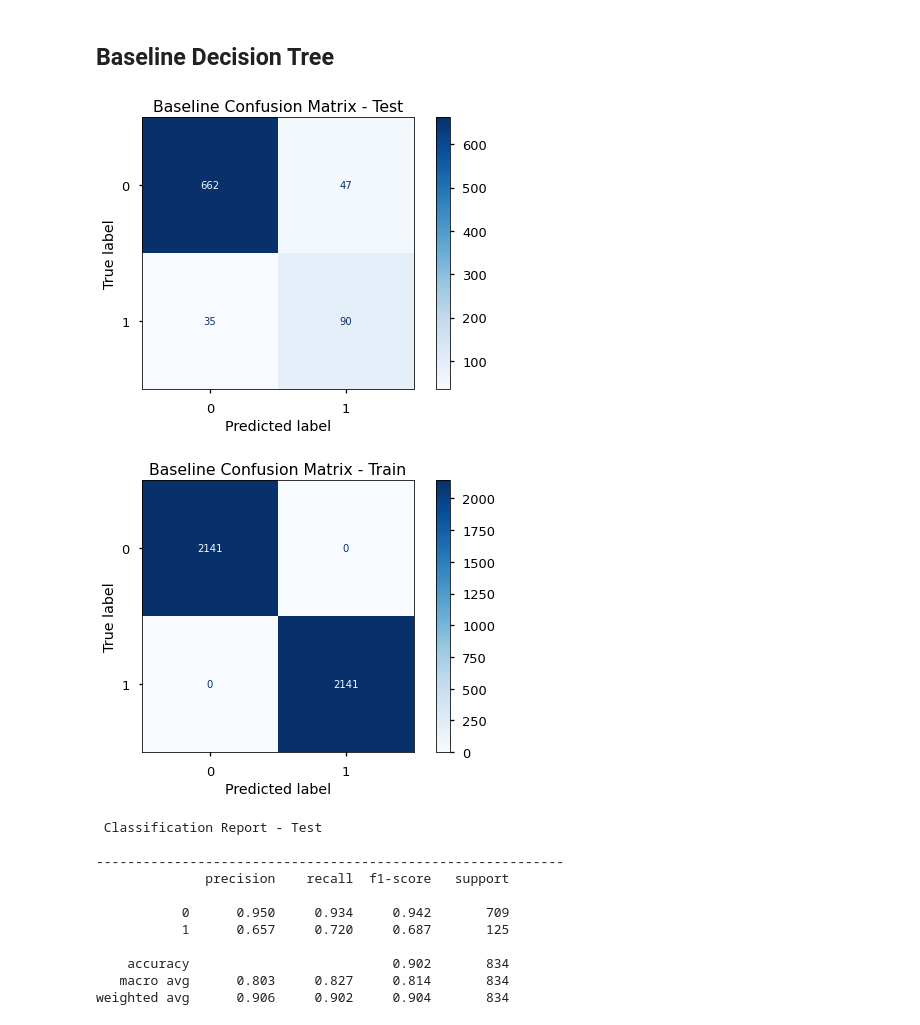
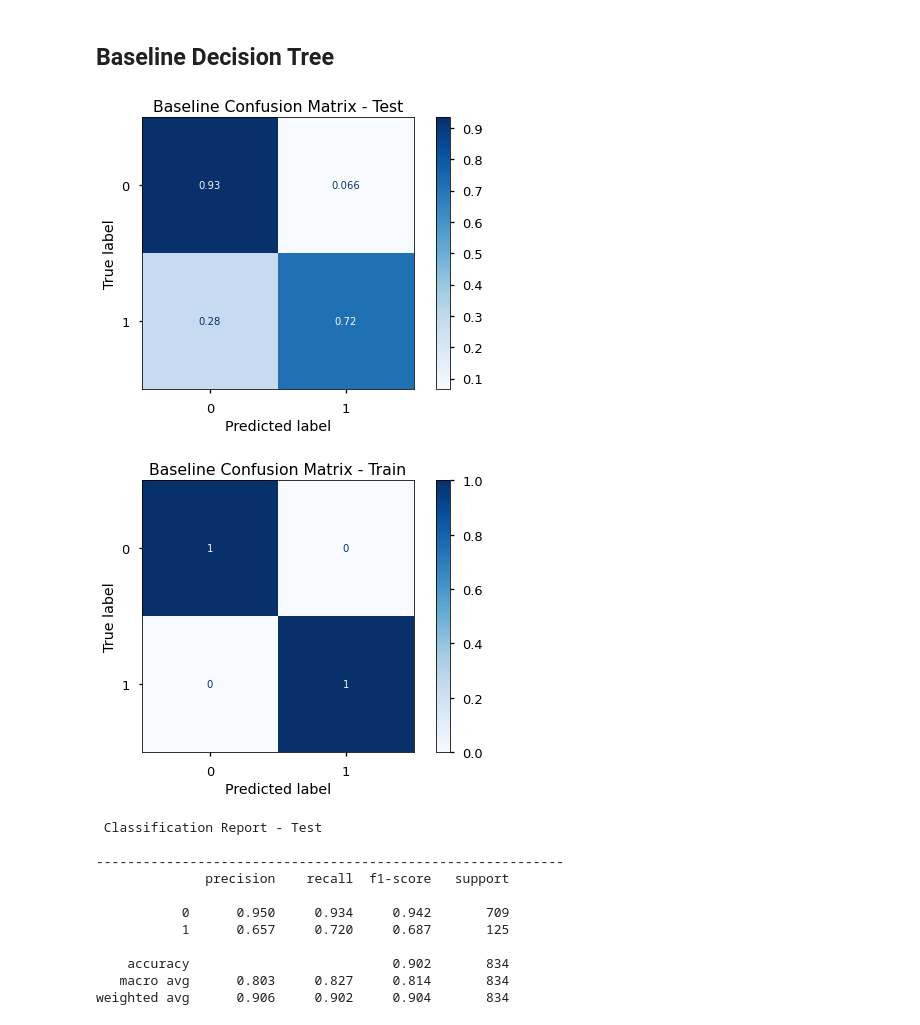
Before and after one commit to heathlikethecandybar/phase_4_project, a Jupyter notebook: phase_3/project/phase_3_notebook.ipynb, the cells around one changed output. Cells and saved outputs as stored; diff of their text form; code cells hidden in the pictures.

```diff
--- a/phase_3/project/phase_3_notebook.ipynb
+++ b/phase_3/project/phase_3_notebook.ipynb
@@ -982,22 +1042,20 @@ baseline_tree = ImPipeline(steps=[('sm', SMOTE(random_state=42)),
 # Train model
 baseline_tree.fit(X_train, y_train);
 # %%
-#
+# plotting confusion matrix for our baseline decision tree - Test
 fig, ax = plt.subplots(figsize=(8,5))
 
-#plot confusion matrix on
-plot_confusion_matrix(baseline_tree, X_test, y_test, ax=ax,  cmap='Blues')
+plot_confusion_matrix(baseline_tree, X_test, y_test, ax=ax,  cmap='Blues', normalize='true')
 ax.set_title("Baseline Confusion Matrix - Test");
 
-#
+# plotting confusion matrix for our baseline decision tree - Train
 fig, ax = plt.subplots(figsize=(8,5))
 
-#plot confusion matrix on
-plot_confusion_matrix(baseline_tree, X_train, y_train, ax=ax,  cmap='Blues')
+plot_confusion_matrix(baseline_tree, X_train, y_train, ax=ax,  cmap='Blues', normalize='true')
 ax.set_title("Baseline Confusion Matrix - Train");
 # %% [output]
-[figure, old version]
+[figure, new version]
-[figure, old version]
+[figure, new version]
 # %%
 # Print classification Scores for the test set
 y_pred = baseline_tree.predict(X_test)
```
Also changed, not shown: parts of 52 cells of this notebook.
